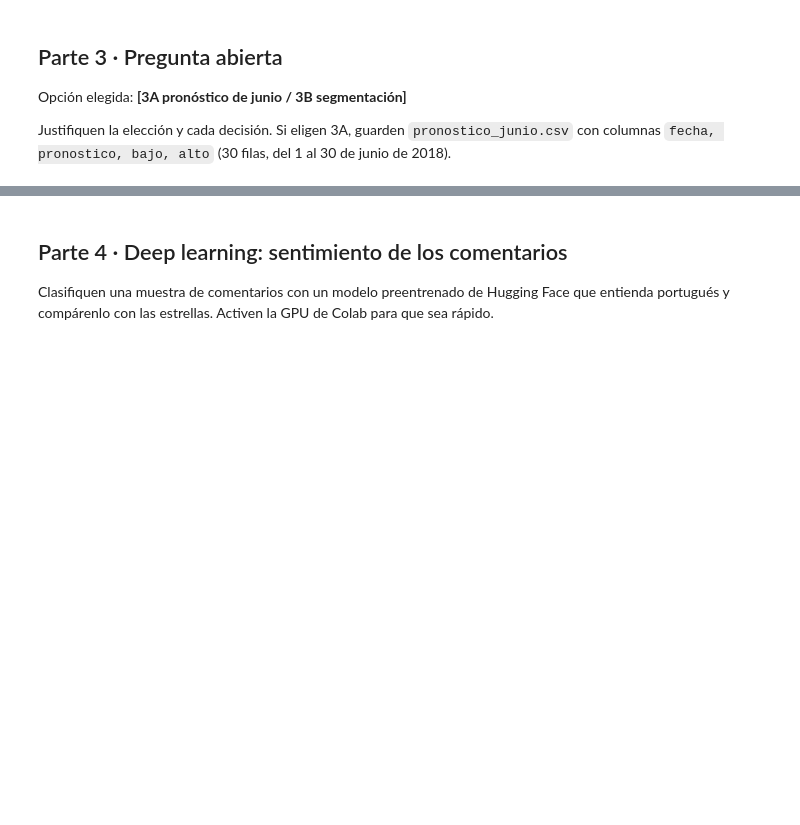
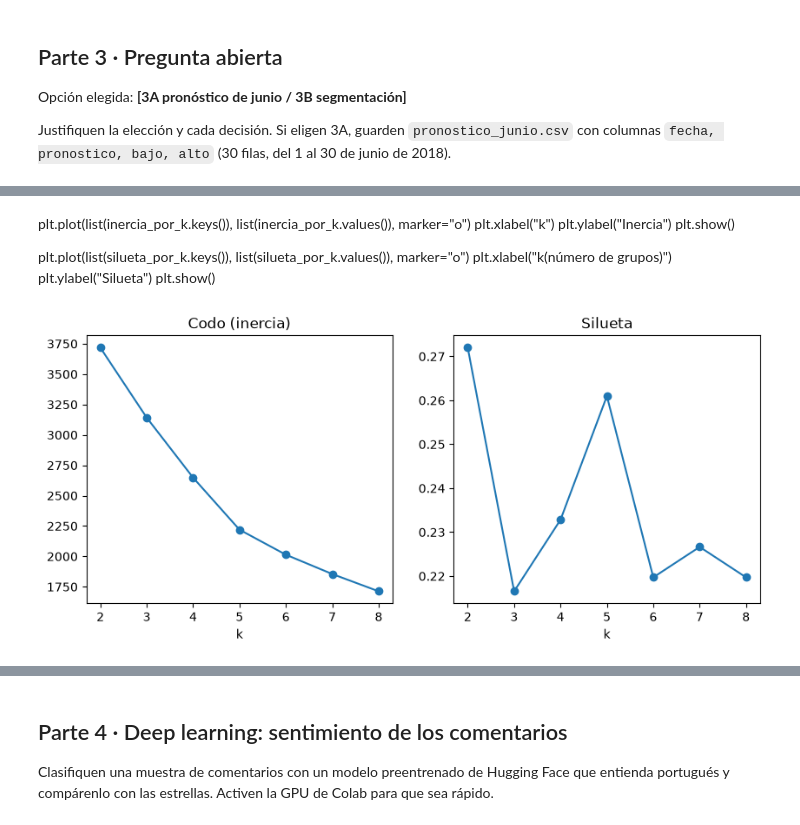
Before and after one commit to ianoelmolina-cmyk/olist-resena, a Jupyter notebook: Plantilla_Proyecto_Final.ipynb, the cells around one changed output, grey strips where cells are left out. Drawn from its saved outputs; the diff is of its cells as text; code cells hidden in the pictures; blank space fills up the shorter version.

Commit message:
Segmentacion 3B vendedores

```diff
--- a/Plantilla_Proyecto_Final.ipynb
+++ b/Plantilla_Proyecto_Final.ipynb
@@ -474,4 +605,33 @@ Opción elegida: **[3A pronóstico de junio / 3B segmentación]**
 
 Justifiquen la elección y cada decisión. Si eligen 3A, guarden `pronostico_junio.csv` con columnas `fecha, pronostico, bajo, alto` (30 filas, del 1 al 30 de junio de 2018).
 # %%
-# TU CÓDIGO AQUÍ
+# 3B Segmentación de vendedores
+consulta_vendedores = """
+WITH articulos_entregados AS (
+    SELECT
+        articulo.seller_id,
+        articulo.order_id,
+        articulo.price,
+        articulo.freight_value,
+        producto.product_category_name AS categoria,
+        CASE WHEN pedido.order_delivered_customer_date > pedido.order_estimated_delivery_date
+             THEN 1 ELSE 0 END AS llego_tarde
+    FROM final.order_items AS articulo
+    JOIN final.orders AS pedido ON articulo.order_id = pedido.order_id
+    LEFT JOIN final.products AS producto ON producto.product_id = articulo.product_id
+    WHERE pedido.order_status = 'delivered'
+      AND pedido.order_delivered_customer_date IS NOT NULL
+)
+SELECT
+    seller_id,
+    COUNT(DISTINCT order_id)      AS pedidos_entregados,
+    SUM(price)                    AS ventas_totales,
+    SUM(freight_value) / SUM(price)      AS flete_relativo,
+    AVG(llego_tarde)              AS tasa_de_retraso,
+    COUNT(DISTINCT categoria)     AS cantidad_de_categorias
+FROM articulos_entregados
+GROUP BY seller_id
+HAVING COUNT(DISTINCT order_id) >= 10
+"""
+
+vendedores = pd.read_sql(consulta_vendedores, motor)
@@ -477,0 +699,24 @@ Justifiquen la elección y cada decisión. Si eligen 3A, guarden `pronostico_jun
+# %% [markdown]
+plt.plot(list(inercia_por_k.keys()), list(inercia_por_k.values()), marker="o")
+plt.xlabel("k")
+plt.ylabel("Inercia")
+plt.show()
+
+plt.plot(list(silueta_por_k.keys()), list(silueta_por_k.values()), marker="o")
+plt.xlabel("k(número de grupos)")
+plt.ylabel("Silueta")
+plt.show()
+# %%
+figura, (grafica_inercia, grafica_silueta) = plt.subplots(1, 2, figsize=(10, 4))
+
+grafica_inercia.plot(list(inercia_por_k.keys()), list(inercia_por_k.values()), marker="o")
+grafica_inercia.set_title("Codo (inercia)")
+grafica_inercia.set_xlabel("k")
+
+grafica_silueta.plot(list(silueta_por_k.keys()), list(silueta_por_k.values()), marker="o")
+grafica_silueta.set_title("Silueta")
+grafica_silueta.set_xlabel("k")
+
+plt.show()
+# %% [output]
+[figure, added]
```
Also changed, not shown: parts of 36 cells of this notebook, 4 other files.
